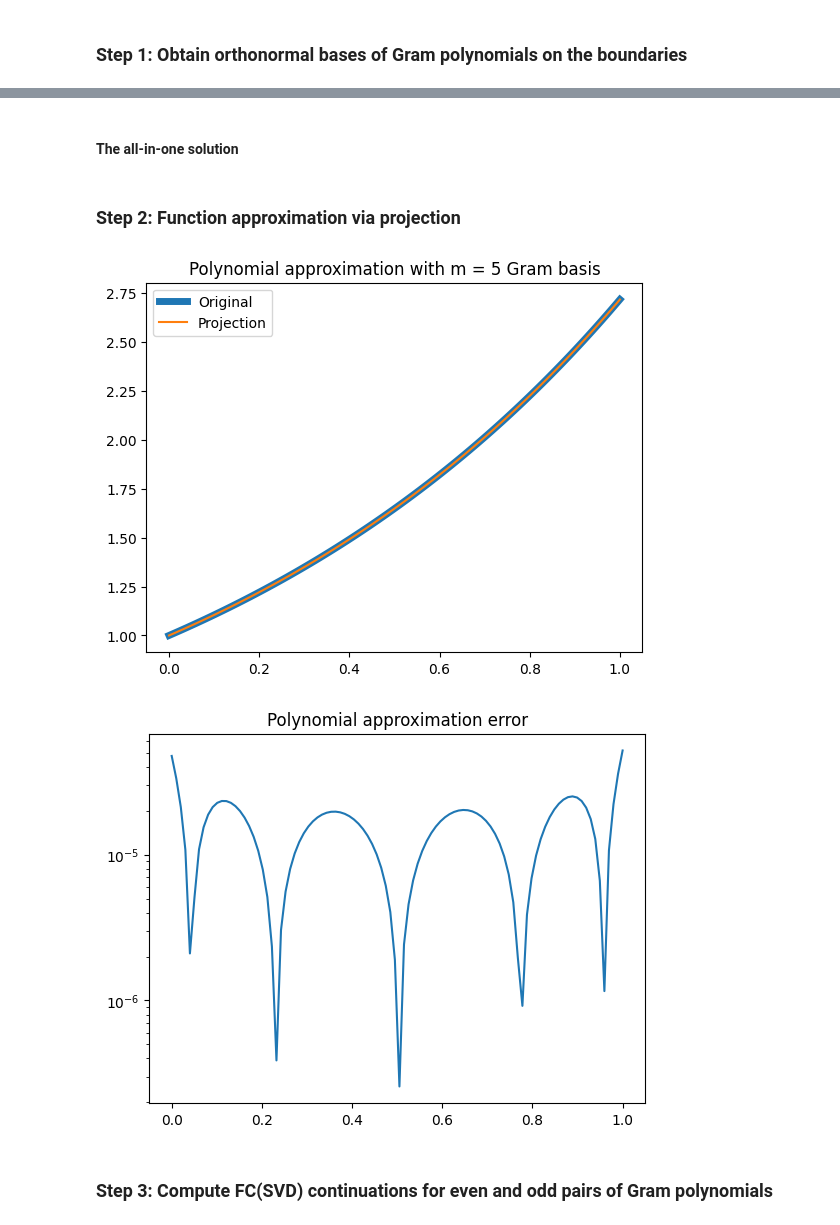
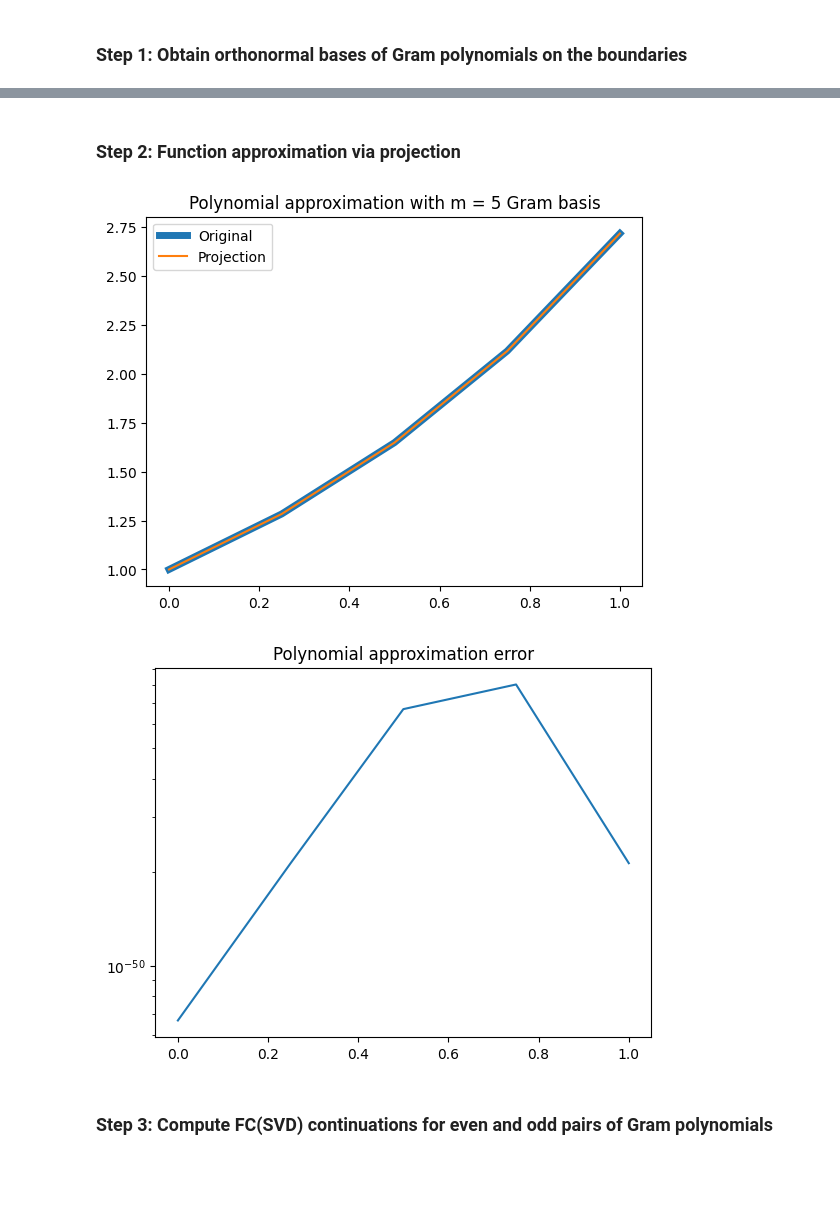
Before and after one commit to KunkelAlexander/fdm-hybrid-scheme, a Jupyter notebook: demonstration/HRFeGram.ipynb, the cells around one changed output, grey strips where cells are left out. Cells and saved outputs as stored; diff of their text form; code cells hidden in the pictures; blank space fills up the shorter version.

Commit message:
Working FC(Gram) algorithm

```diff
--- a/demonstration/HRFeGram.ipynb
+++ b/demonstration/HRFeGram.ipynb
@@ -4,3 +4,9 @@
 import matplotlib.pyplot as plt
 import numpy as np
 import scipy
+from mpmath import *
+
+mp.dps = 50
+eps = 1e-50
+
+mpf(1) / 6
@@ -65,18 +16,0 @@ u1, u2, u3, sp(u1, u2), sp(u1, u1), sp(u2, u2), sp(u1, u3)
-# %%
-def modifiedGramSchmidt(V):
-    n, k = V.shape
-    U    = np.copy(V)
-    U[:, 0] = V[:, 0] / norm(V[:, 0])
-
-    for i in range(1, k):
-        for j in range(i, k):
-            U[:, j] = U[:, j] - proj(U[:, i - 1], U[:, j])
-
-        U[:, i] = U[:, i] / norm(U[:, i])
-    return U
-
-U = modifiedGramSchmidt(V)
-u1 = U[:, 0]
-u2 = U[:, 1]
-u3 = U[:, 2]
-u1, u2, u3, sp(u1, u2), sp(u1, u1), sp(u2, u2), sp(u1, u3)
@@ -163,2 +129,0 @@ i = 4 u_ij = [8.25381430e-15 1.24553146e-14 7.52869989e-15 1.30451205e-15
-# %% [markdown]
-#### The all-in-one solution
@@ -226,25 +130,28 @@ class GramSchmidt:
 # %% [markdown]
 ### Step 2: Function approximation via projection
 # %%
-x = np.linspace(0, 1, 100)
-f = np.exp(x)
+x = mp.linspace(0, 1, 5)
+f = mp.matrix(1, len(x))
+for i in range(len(x)):
+    f[i] = mp.exp(x[i])
 
-gs = GramSchmidt(x, m=5)
+m  = 5
+gs = GramSchmidt( x, m = m )
 
 coeffs = gs.projectFunction(f)
 frec   = gs.reconstructFunction(coeffs)
 
 plt.title(f"Polynomial approximation with m = {m} Gram basis")
 plt.plot(x, f,    lw = 5,  label="Original")
 plt.plot(x, frec,          label="Projection")
 plt.legend()
 plt.show()
 plt.title(f"Polynomial approximation error")
 plt.plot(x, np.abs(f - frec))
 plt.yscale("log")
 plt.show()
 # %% [output]
 [figure]
-[figure, old version]
+[figure, new version]
 # %% [markdown]
 ### Step 3: Compute FC(SVD) continuations for even and odd pairs of Gram polynomials
```
Also changed, not shown: parts of 30 cells of this notebook, 4 other files.
